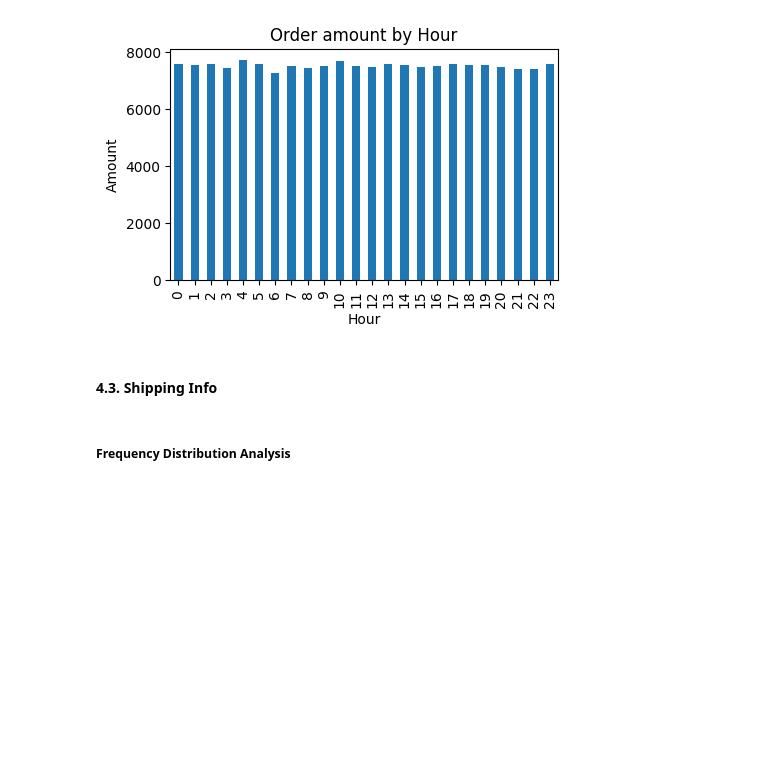
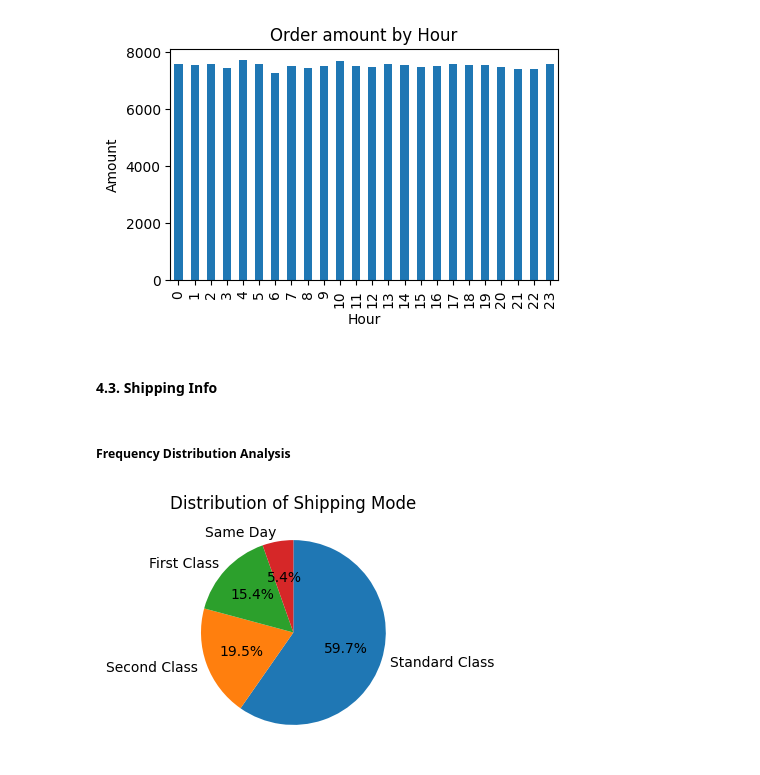
Before and after one commit to nh-adorie/scm-co-smart-project, a Jupyter notebook: notebook/eda.ipynb, the cells around one changed output. Cells and saved outputs as stored; diff of their text form; code cells hidden in the pictures; blank space fills up the shorter version.

Commit message:
distribution analysis for shipping and product info

```diff
--- a/notebook/eda.ipynb
+++ b/notebook/eda.ipynb
@@ -79,0 +82,9 @@ df = df.drop(['order_zipcode'], axis = 1)
+# %%
+df = df.drop(
+    ['customer_email', 'customer_password', 'customer_zipcode',
+     'customer_street', 'customer_fname', 'customer_lname',
+     'customer_city', 'order_city', 'order_state', 'order_country',
+     'product_status', 'product_image'],
+    axis=1,
+    errors='ignore'
+)
@@ -83,7 +111,3 @@ df = df.drop(['order_zipcode'], axis = 1)
 #### 4.1. Customer Info
 # %% [markdown]
 ##### Frequency Distribution Analysis
-# %%
-# Customers related columns analysis
-# drop unnecessary columns
-df = df.drop(['customer_email' , 'customer_password'], axis = 1)
@@ -98,6 +114,3 @@ Name: count, dtype: int64
-# %%
-# Find out that all customers come from the USA --> can drop the customer_country column
-df = df.drop(['customer_country'], axis = 1)
 # %%
 # Frequency count in customer_state
 state_count = df['customer_state'].value_counts()
@@ -300,3 +313,21 @@ plt.show()
 #### 4.3. Shipping Info
 # %% [markdown]
 ##### Frequency Distribution Analysis
+# %%
+# frequency count with shipping_mode
+shipping_mode_count = df['shipping_mode'].value_counts()
+# %%
+# pie chart for shipping_mode
+
+plt.figure(figsize=(3,3))
+plt.pie(
+    shipping_mode_count,
+    labels=shipping_mode_count.index,
+    autopct='%1.1f%%',
+    startangle=90,
+    counterclock=False
+)
+plt.title("Distribution of Shipping Mode")
+plt.show()
+# %% [output]
+[figure, added]
```
Also changed, not shown: parts of 12 cells of this notebook.
